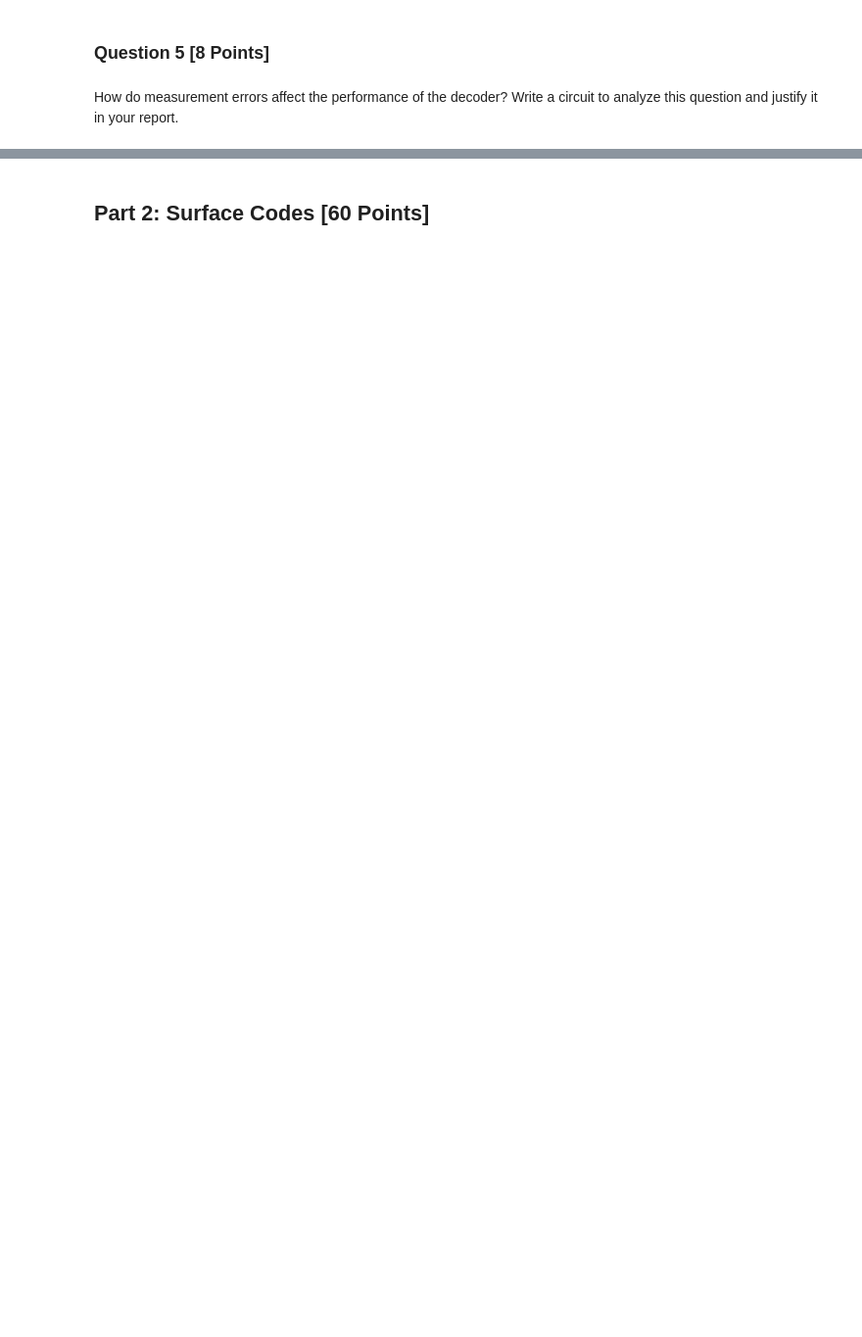
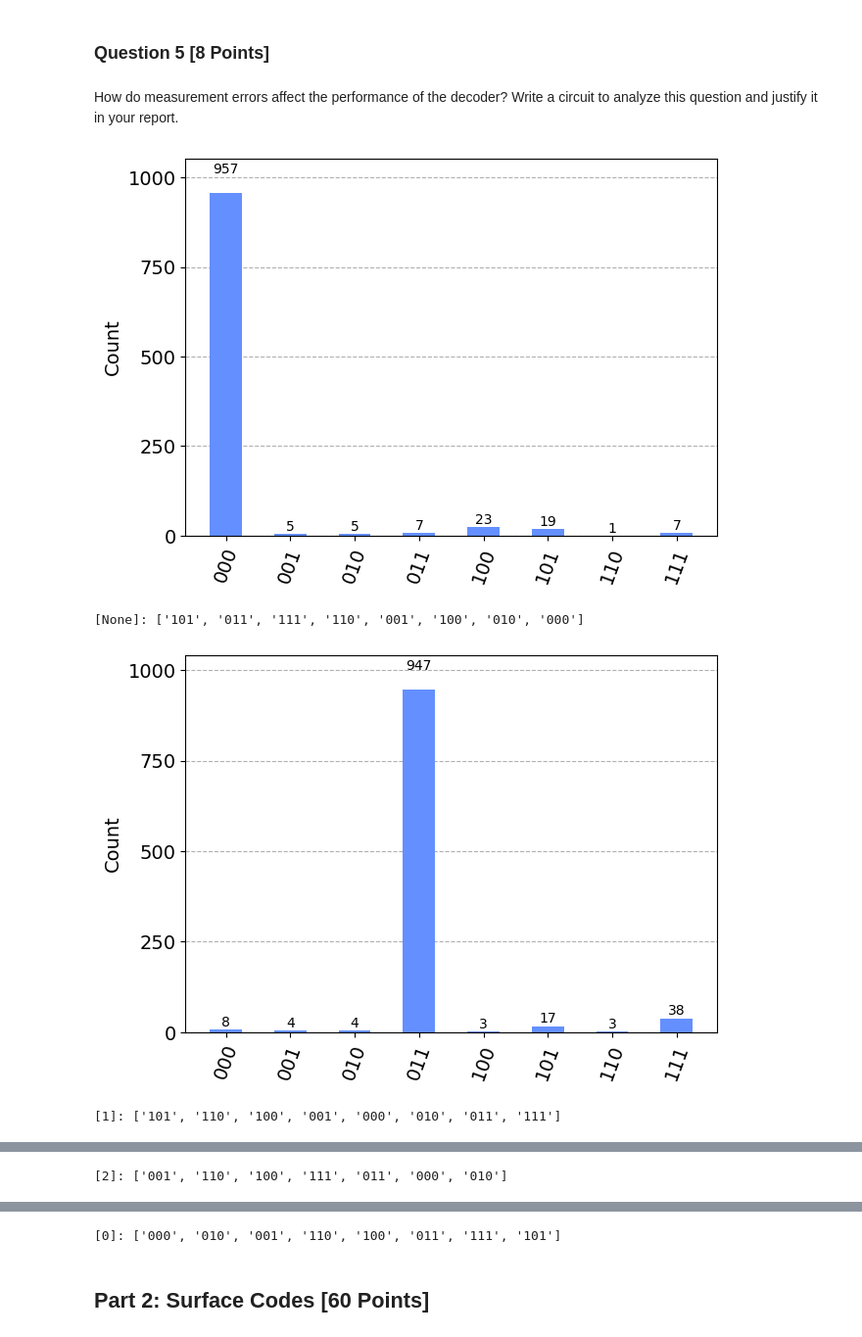
Before and after one commit to 5ayam5/ECE-382V, a Jupyter notebook: Notebooks/Lab2/Lab2.ipynb, the cells around one changed output, grey strips where cells are left out. Shown at 98% size. Cells and saved outputs as stored; diff of their text form; code cells hidden in the pictures; blank space fills up the shorter version.

```diff
--- a/Notebooks/Lab2/Lab2.ipynb
+++ b/Notebooks/Lab2/Lab2.ipynb
@@ -47,0 +102,21 @@ def bit_flip_repetition_code_3_qubits_with_error(qubit_to_flip = None):
+# %%
+def generate_set(num_qubits, num_errors):
+    sett = {frozenset({None})}.union(frozenset({qubit}) for qubit in range(num_qubits))
+    if num_errors == 1:
+        return sett
+    sett = {frozenset(qubit.union(rest)) for qubit in sett for rest in generate_set(num_qubits, num_errors - 1)}
+    return sett
+
+print(generate_set(3, 1))
+print(generate_set(5, 2))
+
+def gen_decoder(phase_flip, circuit, num_qubits):
+    flip_decoder = dict()
+    for qubits_to_flip in generate_set(num_qubits, (num_qubits - 1) // 2):
+        qc = circuit(phase_flip, qubits_to_flip)
+        backend = Aer.get_backend('statevector_simulator')
+        counts = execute(qc, backend, shots=128).result().get_counts()
+        # display(plot_histogram(counts))
+        assert len(counts) == 1
+        flip_decoder[list(counts.keys())[0]] = qubits_to_flip
+    return flip_decoder
@@ -121,0 +280,7 @@ How do measurement errors affect the performance of the decoder? Write a circuit
+# %%
+test_flip_decoder(False, generate_set(3, 1), flip_repetition_code_3_qubits_with_error_correction, AerSimulator.from_backend(FakeKolkataV2()))
+# %% [output]
+[figure, added]
+[None]: ['101', '011', '111', '110', '001', '100', '010', '000']
+[figure, added]
+[1]: ['101', '110', '100', '001', '000', '010', '011', '111']
@@ -121,0 +288 @@ How do measurement errors affect the performance of the decoder? Write a circuit
+[2]: ['001', '110', '100', '111', '011', '000', '010']
@@ -122,3 +290,4 @@ How do measurement errors affect the performance of the decoder? Write a circuit
+[0]: ['000', '010', '001', '110', '100', '011', '111', '101']
 # %% [markdown]
 ## Part 2: Surface Codes [60 Points]
 # %% [markdown]
```
Also changed, not shown: parts of 28 cells of this notebook.
